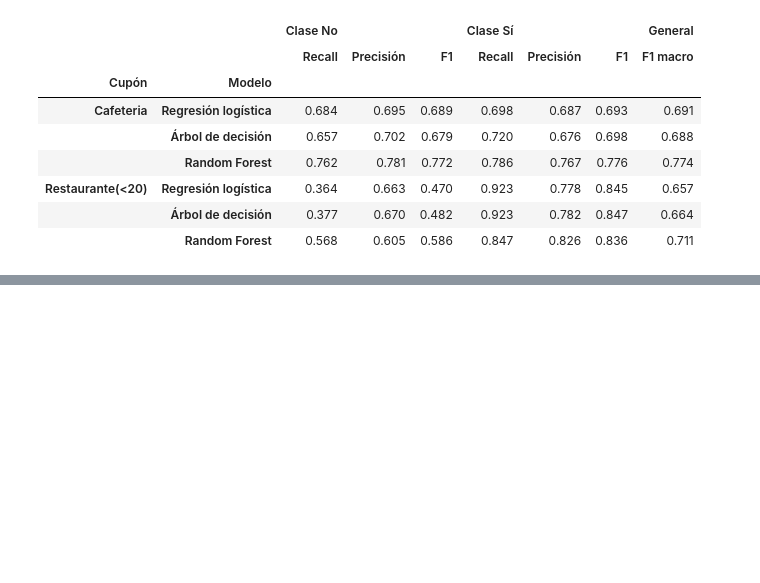
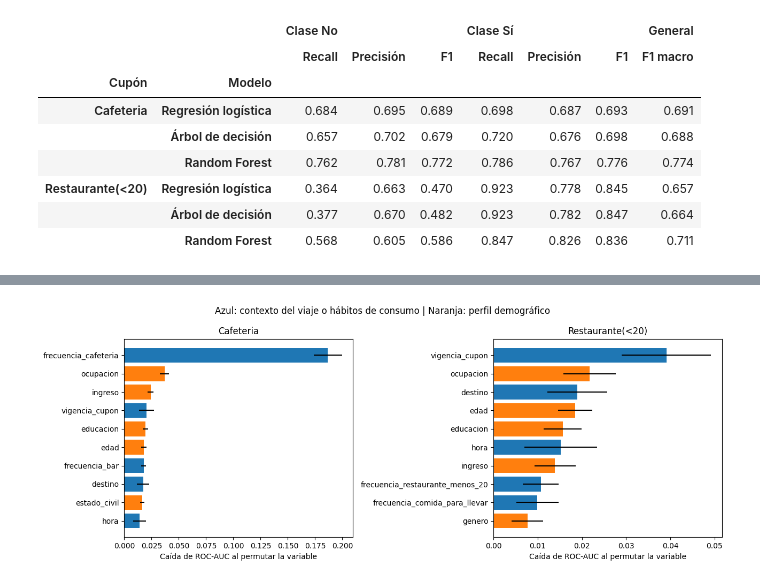
Before and after one commit to nreyl/ML-L3-G44, a Jupyter notebook: L3.ipynb, the cells around one changed output, grey strips where cells are left out. Drawn from its saved outputs; the diff is of its cells as text; code cells hidden in the pictures; blank space fills up the shorter version.

```diff
--- a/L3.ipynb
+++ b/L3.ipynb
@@ -1189,0 +1248,34 @@ display(tabla.style.format("{:.3f}").apply(resaltar_max, axis=0))
+# %%
+def grupo_de(col):
+    """Variable original a la que pertenece una columna (agrupa las dummies de los nominales)."""
+    for nom in NOMINALES:
+        if col.startswith(nom + "_"):
+            return nom
+    return col
+
+def importancia_agrupada(modelo, X, y, n_repeats=30, seed=42):
+    rng = np.random.default_rng(seed)
+    base = roc_auc_score(y, modelo.predict_proba(X)[:, 1])
+    grupos = {}
+    for c in X.columns:
+        grupos.setdefault(grupo_de(c), []).append(c)
+
+    filas = []
+    for g, cols in grupos.items():
+        caidas = []
+        for _ in range(n_repeats):
+            Xp = X.copy()
+            Xp[cols] = X[cols].values[rng.permutation(len(X))]   # permuta las columnas del grupo juntas
+            caidas.append(base - roc_auc_score(y, modelo.predict_proba(Xp)[:, 1]))
+        filas.append({"variable": g, "caida AUC": np.mean(caidas), "desv": np.std(caidas)})
+    return pd.DataFrame(filas).set_index("variable").sort_values("caida AUC", ascending=False)
+
+DEMOGRAFICAS = ["edad", "genero", "estado_civil", "tiene_hijos", "ocupacion", "educacion", "ingreso"]
+
+imp_grupo = {}
+for n, gs in bosques.items():
+    X_tr, X_te, y_tr, y_te = splits[n]
+    imp_grupo[n] = importancia_agrupada(gs.best_estimator_, X_te, y_te)
+    print(f"\n{n} - 10 variables más relevantes (caída de ROC-AUC por permutación)")
+    print(imp_grupo[n].head(10).round(4))
+    print(f"Variables con caída <= 0.001: {(imp_grupo[n]['caida AUC'] <= 0.001).sum()} de {len(imp_grupo[n])}")
@@ -1189,0 +1300,13 @@ display(tabla.style.format("{:.3f}").apply(resaltar_max, axis=0))
+# %%
+fig, axes = plt.subplots(1, 2, figsize=(13, 5))
+for ax, (n, imp) in zip(axes, imp_grupo.items()):
+    top = imp.head(10).iloc[::-1]
+    colores = ["tab:orange" if v in DEMOGRAFICAS else "tab:blue" for v in top.index]
+    ax.barh(top.index, top["caida AUC"], xerr=top["desv"], color=colores)
+    ax.set_title(f"{n}")
+    ax.set_xlabel("Caída de ROC-AUC al permutar la variable")
+fig.suptitle("Azul: contexto del viaje o hábitos de consumo | Naranja: perfil demográfico")
+plt.tight_layout()
+plt.show()
+# %% [output]
+[figure, added]
```
Also changed, not shown: parts of 33 cells of this notebook, 1 other file.
